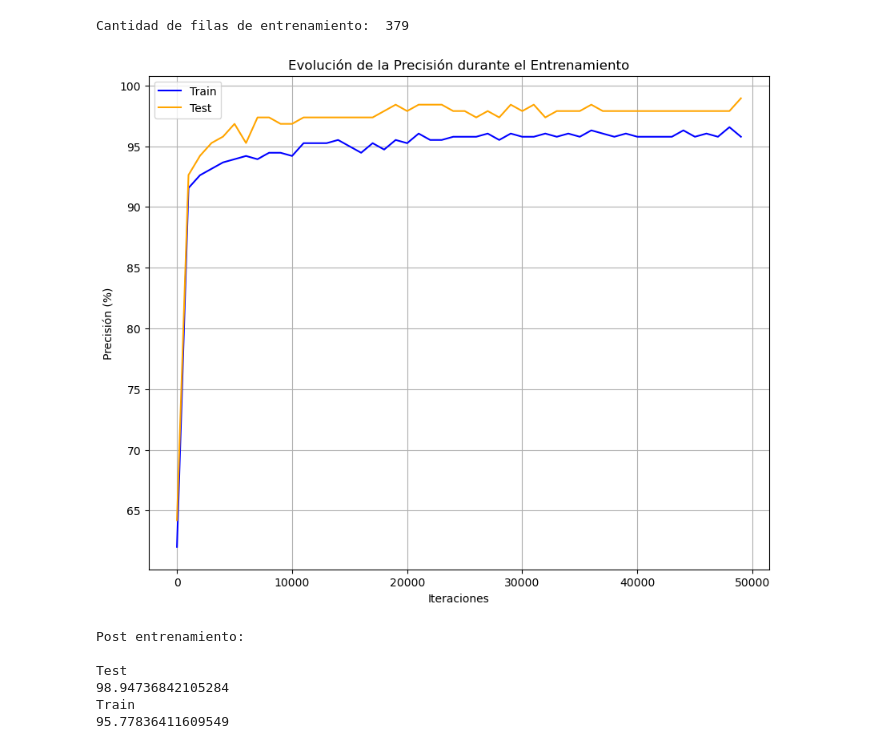
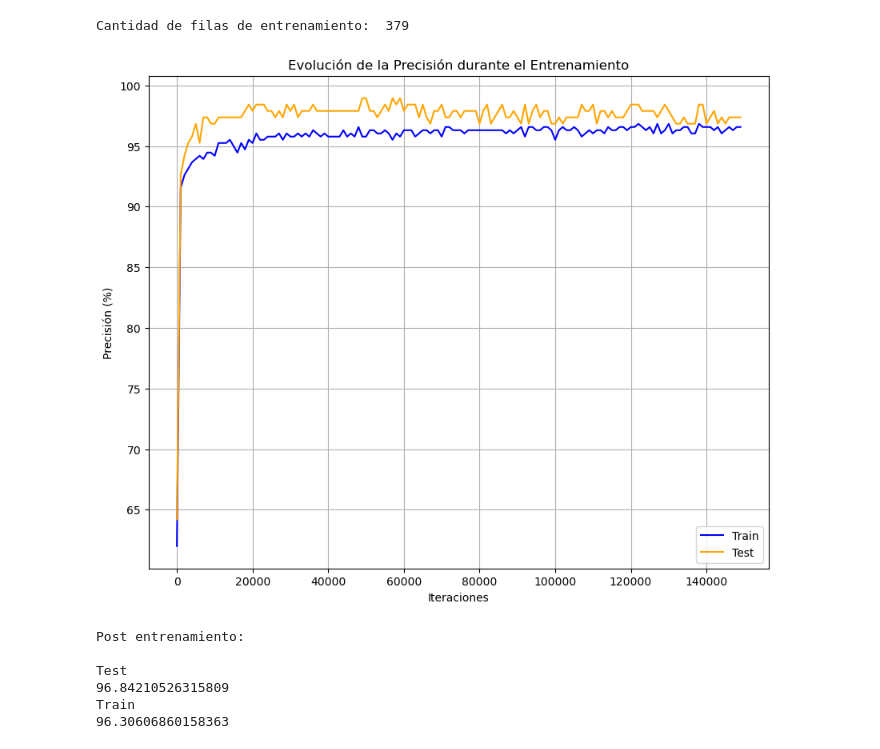
Before and after one commit to Nauh2002/Tp_mate3, a Jupyter notebook: grafico.ipynb, the cells around one changed output. Cells and saved outputs as stored; diff of their text form; code cells hidden in the pictures.

```diff
--- a/grafico.ipynb
+++ b/grafico.ipynb
@@ -94,7 +94,7 @@ train_accuracies = []
 test_accuracies = []
 
 # Ejecutar descenso de gradiente
-for i in tqdm(range(50_000)):
+for i in tqdm(range(150_000)):
     # seleccionar aleatoriamente uno de los datos de entrenamiento
     idx = np.random.choice(n, 1, replace=False)
     X_sample = X_train[idx].transpose()
@@ -112,39 +112,39 @@ for i in tqdm(range(50_000)):
     b_hidden -= L * dB1
     w_output -= L * dW2
     b_output -= L * dB2
 
     # Almacenar la precisión cada 1000 iteraciones
     if i % 1000 == 0:
         train_acc = precision(X_train, Y_train)
         test_acc = precision(X_test, Y_test)
         train_accuracies.append(train_acc)
         test_accuracies.append(test_acc)
 
 # Graficar la evolución de la precisión
 plt.figure(figsize=(10, 8))
-plt.plot(range(0, 50000, 1000), train_accuracies, label='Train', color='blue')
-plt.plot(range(0, 50000, 1000), test_accuracies, label='Test', color='orange')
+plt.plot(range(0, 150000, 1000), train_accuracies, label='Train', color='blue')
+plt.plot(range(0, 150000, 1000), test_accuracies, label='Test', color='orange')
 plt.title('Evolución de la Precisión durante el Entrenamiento')
 plt.xlabel('Iteraciones')
 plt.ylabel('Precisión (%)')
 plt.legend()
 plt.grid()
 plt.show()
 
 # Cálculo de precisión post-entrenamiento
 print('Post entrenamiento: \n')
 print('Test')
 post_test_acc = precision(X_test, Y_test)
 print(post_test_acc)
 print('Train')
 post_train_acc = precision(X_train, Y_train)
 print(post_train_acc)
 # %% [output]
 Cantidad de filas de entrenamiento:  379
-[figure, old version]
+[figure, new version]
 Post entrenamiento:
 
 Test
-98.94736842105284
+96.84210526315809
 Train
-95.77836411609549
+96.30606860158363
```
Also changed, not shown: parts of 1 cell of this notebook.
